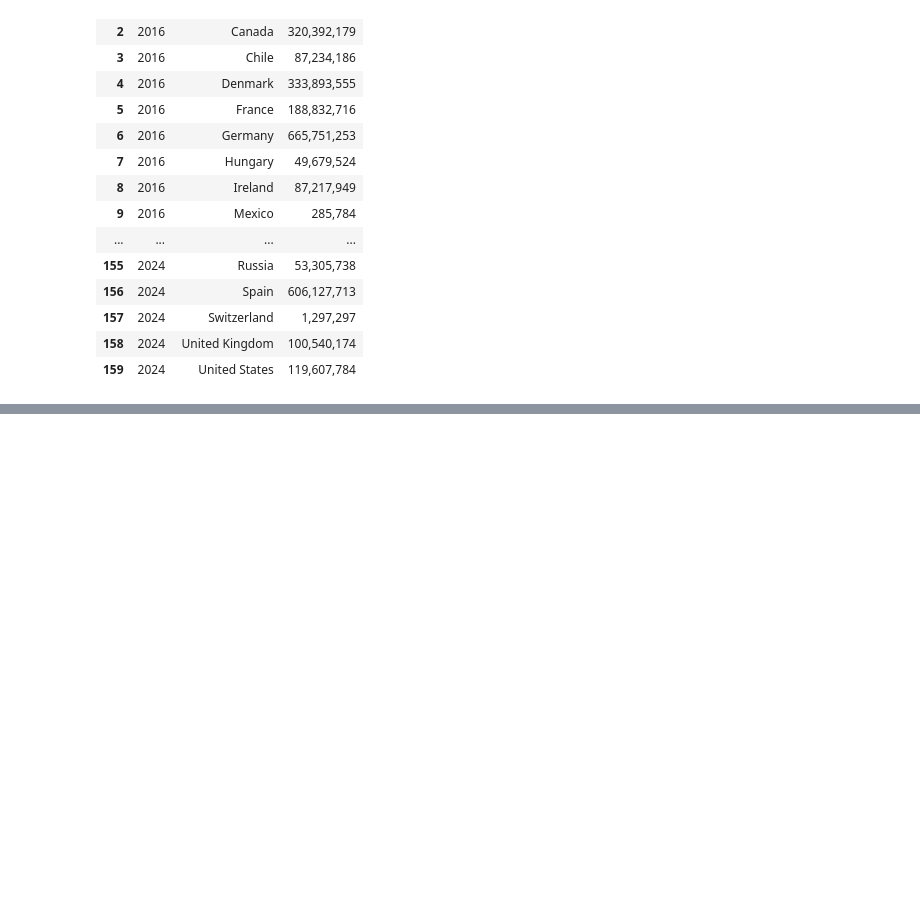
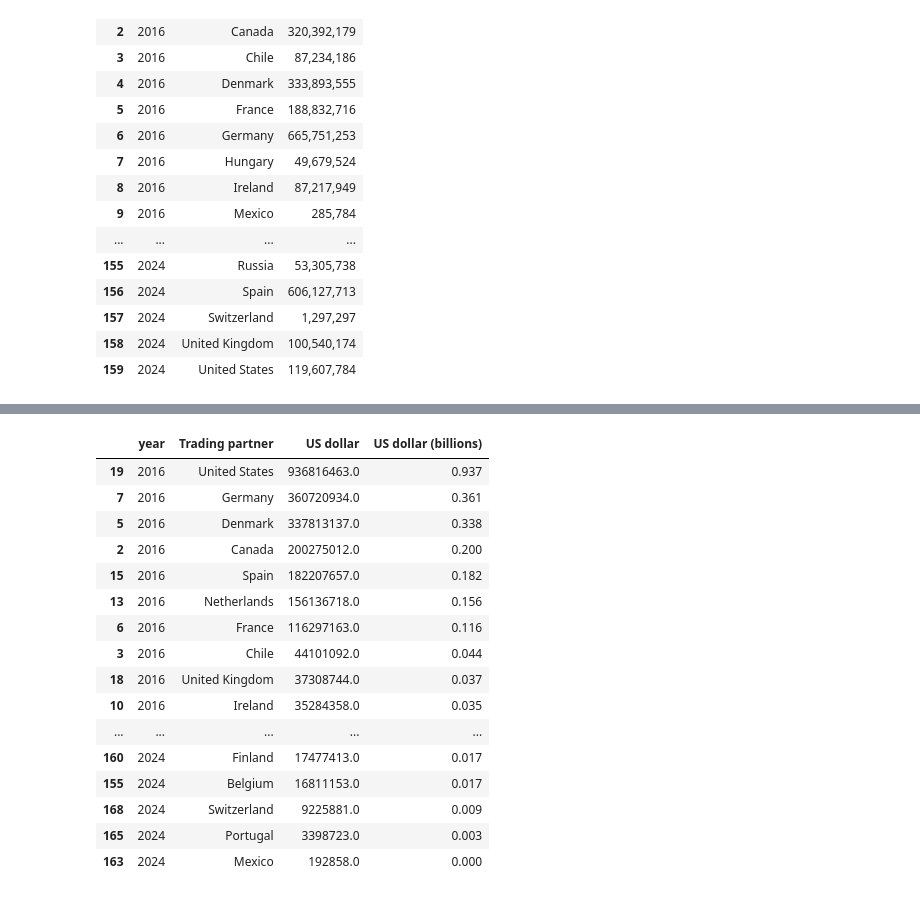
Before and after one commit to yatingw24/exports, a Jupyter notebook: analysis.ipynb, the cells around one changed output, grey strips where cells are left out. Cells and saved outputs as stored; diff of their text form; code cells hidden in the pictures; blank space fills up the shorter version.

```diff
--- a/analysis.ipynb
+++ b/analysis.ipynb
@@ -152,0 +246,42 @@ wide_df
+# %%
+combined_df['US dollar'] = (
+    combined_df['US dollar']
+    .astype(str)
+    .str.replace(',', '', regex=True)
+    .astype(float)
+)
+
+country_year_totals = (
+    combined_df
+    .groupby(['year', 'Trading partner'], as_index=False)
+    ['US dollar']
+    .sum()
+    .sort_values(['year', 'US dollar'], ascending=[True, False])
+)
+
+country_year_totals['US dollar (billions)'] = (
+    country_year_totals['US dollar'] / 1_000_000_000
+).round(3)
+
+for year in country_year_totals['year'].unique():
+    yearly_data = country_year_totals[country_year_totals['year'] == year].head()
+# %%
+country_year_totals
+# %% [output]
+|  | year | Trading partner | US dollar | US dollar (billions) |
+| 19 | 2016 | United States | 936816463.0 | 0.937 |
+| 7 | 2016 | Germany | 360720934.0 | 0.361 |
+| 5 | 2016 | Denmark | 337813137.0 | 0.338 |
+| 2 | 2016 | Canada | 200275012.0 | 0.200 |
+| 15 | 2016 | Spain | 182207657.0 | 0.182 |
+| 13 | 2016 | Netherlands | 156136718.0 | 0.156 |
+| 6 | 2016 | France | 116297163.0 | 0.116 |
+| 3 | 2016 | Chile | 44101092.0 | 0.044 |
+| 18 | 2016 | United Kingdom | 37308744.0 | 0.037 |
+| 10 | 2016 | Ireland | 35284358.0 | 0.035 |
+| ... | ... | ... | ... | ... |
+| 160 | 2024 | Finland | 17477413.0 | 0.017 |
+| 155 | 2024 | Belgium | 16811153.0 | 0.017 |
+| 168 | 2024 | Switzerland | 9225881.0 | 0.009 |
+| 165 | 2024 | Portugal | 3398723.0 | 0.003 |
+| 163 | 2024 | Mexico | 192858.0 | 0.000 |
```
Also changed, not shown: parts of 26 cells of this notebook, 37 other files.
